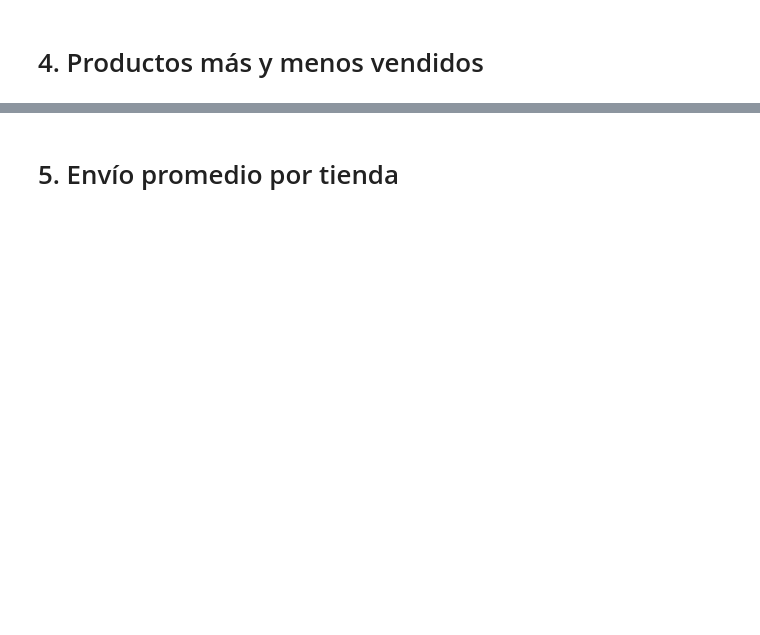
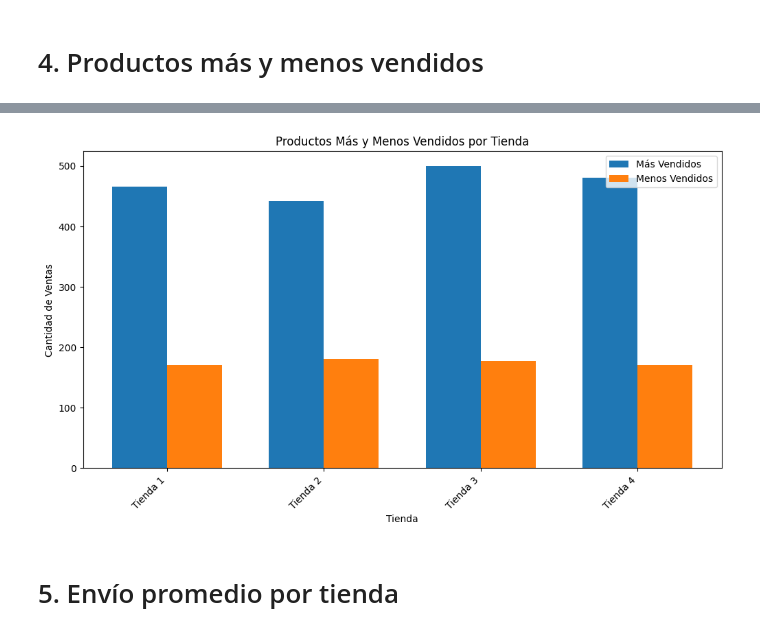
Before and after one commit to Regnumpro/Alura_Store_Challenge1, a Jupyter notebook: AluraStoreLatam.ipynb, the cells around one changed output, grey strips where cells are left out. Cells and saved outputs as stored; diff of their text form; code cells hidden in the pictures; blank space fills up the shorter version.

```diff
--- a/AluraStoreLatam.ipynb
+++ b/AluraStoreLatam.ipynb
@@ -179,2 +277,21 @@ plt.show()
 # %% [markdown]
 # 4. Productos más y menos vendidos
+# %%
+import pandas as pd
+
+# ... (código para cargar los datos en todas_las_tiendas) ...
+
+# Agrupar por tienda y categoría del producto, y contar las ventas
+ventas_por_tienda_y_categoria = todas_las_tiendas.groupby(['Tienda', 'Categoría del Producto'])['Categoría del Producto'].count().reset_index(name='Cantidad')
+
+# Encontrar los productos más vendidos por tienda
+productos_mas_vendidos = ventas_por_tienda_y_categoria.loc[ventas_por_tienda_y_categoria.groupby('Tienda')['Cantidad'].idxmax()]
+
+# Encontrar los productos menos vendidos por tienda
+productos_menos_vendidos = ventas_por_tienda_y_categoria.loc[ventas_por_tienda_y_categoria.groupby('Tienda')['Cantidad'].idxmin()]
+
+# Mostrar los resultados
+print("Productos más vendidos por tienda:")
+print(productos_mas_vendidos)
+print("\nProductos menos vendidos por tienda:")
+print(productos_menos_vendidos)
@@ -181,2 +312,44 @@ plt.show()
+# %%
+import pandas as pd
+import matplotlib.pyplot as plt
+
+# ... (código para cargar los datos en todas_las_tiendas y calcular productos_mas_vendidos y productos_menos_vendidos) ...
+
+# Combinar los DataFrames de productos más y menos vendidos
+productos_mas_menos_vendidos = pd.concat([productos_mas_vendidos, productos_menos_vendidos])
+
+# Crear el gráfico de barras agrupadas
+fig, ax = plt.subplots(figsize=(12, 6))  # Ajustar el tamaño del gráfico si es necesario
+
+ancho_barra = 0.35  # Ajustar el ancho de las barras si es necesario
+
+# Posiciones de las barras para los productos más vendidos
+posiciones_mas_vendidos = range(len(productos_mas_vendidos))
+
+# Posiciones de las barras para los productos menos vendidos
+posiciones_menos_vendidos = [x + ancho_barra for x in posiciones_mas_vendidos]
+
+# Barras para los productos más vendidos
+ax.bar(posiciones_mas_vendidos, productos_mas_vendidos['Cantidad'], ancho_barra, label='Más Vendidos')
+
+# Barras para los productos menos vendidos
+ax.bar(posiciones_menos_vendidos, productos_menos_vendidos['Cantidad'], ancho_barra, label='Menos Vendidos')
+
+# Etiquetas del eje x
+ax.set_xticks([x + ancho_barra / 2 for x in posiciones_mas_vendidos])
+ax.set_xticklabels(productos_mas_vendidos['Tienda'], rotation=45, ha='right')  # Rotar las etiquetas si es necesario
+
+# Etiquetas de los ejes y título
+ax.set_ylabel('Cantidad de Ventas')
+ax.set_xlabel('Tienda')
+ax.set_title('Productos Más y Menos Vendidos por Tienda')
+
+# Mostrar la leyenda
+ax.legend()
+
+# Mostrar el gráfico
+plt.show()
+# %% [output]
+[figure, added]
 # %% [markdown]
 # 5. Envío promedio por tienda
```
Also changed, not shown: parts of 3 cells of this notebook.
